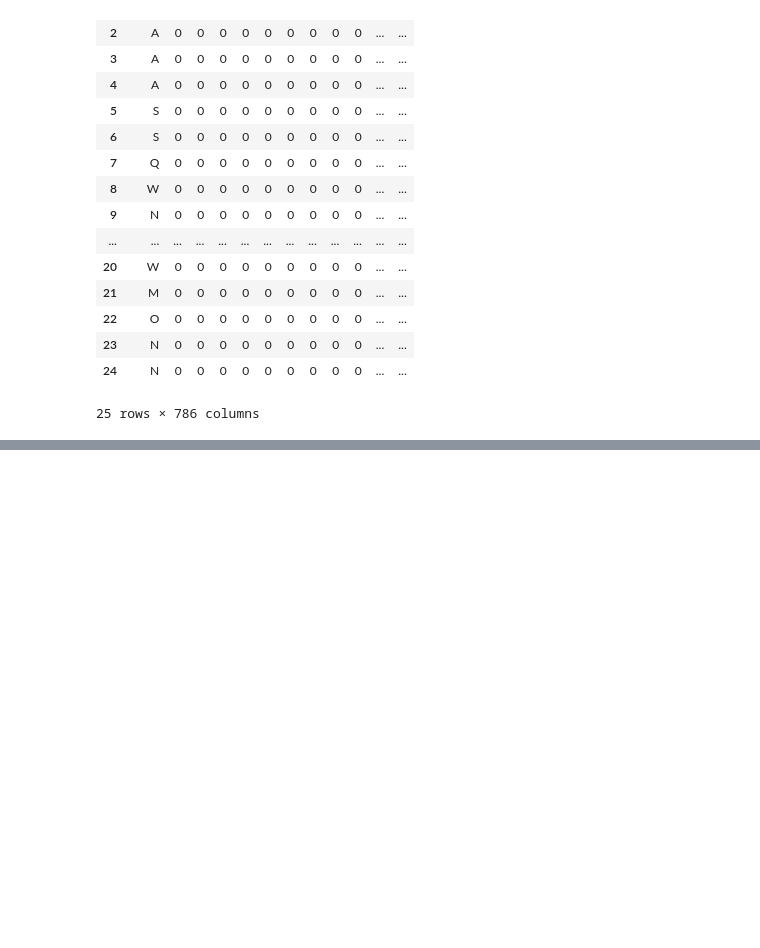
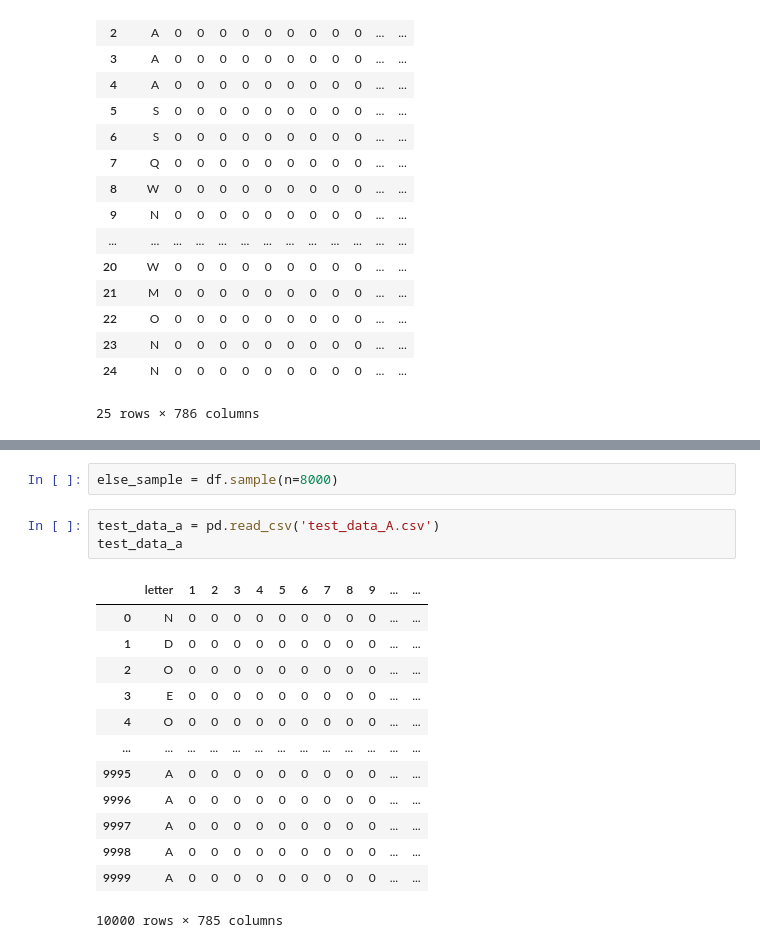
Before and after one commit to huynh-kent/Artificial-Neural-Network-CS471, a Jupyter notebook: clean.ipynb, the cells around one changed output, grey strips where cells are left out. Drawn from its saved outputs; the diff is of its cells as text; blank space fills up the shorter version.

```diff
--- a/clean.ipynb
+++ b/clean.ipynb
@@ -165,0 +173,19 @@ a_data_sample
+# %%
+else_sample = df.sample(n=8000)
+# %%
+test_data_a = pd.read_csv('test_data_A.csv')
+test_data_a
+# %% [output]
+|  | letter | 1 | 2 | 3 | 4 | 5 | 6 | 7 | 8 | 9 | ... | ... |
+| 0 | N | 0 | 0 | 0 | 0 | 0 | 0 | 0 | 0 | 0 | ... | ... |
+| 1 | D | 0 | 0 | 0 | 0 | 0 | 0 | 0 | 0 | 0 | ... | ... |
+| 2 | O | 0 | 0 | 0 | 0 | 0 | 0 | 0 | 0 | 0 | ... | ... |
+| 3 | E | 0 | 0 | 0 | 0 | 0 | 0 | 0 | 0 | 0 | ... | ... |
+| 4 | O | 0 | 0 | 0 | 0 | 0 | 0 | 0 | 0 | 0 | ... | ... |
+| ... | ... | ... | ... | ... | ... | ... | ... | ... | ... | ... | ... | ... |
+| 9995 | A | 0 | 0 | 0 | 0 | 0 | 0 | 0 | 0 | 0 | ... | ... |
+| 9996 | A | 0 | 0 | 0 | 0 | 0 | 0 | 0 | 0 | 0 | ... | ... |
+| 9997 | A | 0 | 0 | 0 | 0 | 0 | 0 | 0 | 0 | 0 | ... | ... |
+| 9998 | A | 0 | 0 | 0 | 0 | 0 | 0 | 0 | 0 | 0 | ... | ... |
+| 9999 | A | 0 | 0 | 0 | 0 | 0 | 0 | 0 | 0 | 0 | ... | ... |
+10000 rows × 785 columns
```
Also changed, not shown: parts of 13 cells of this notebook.
